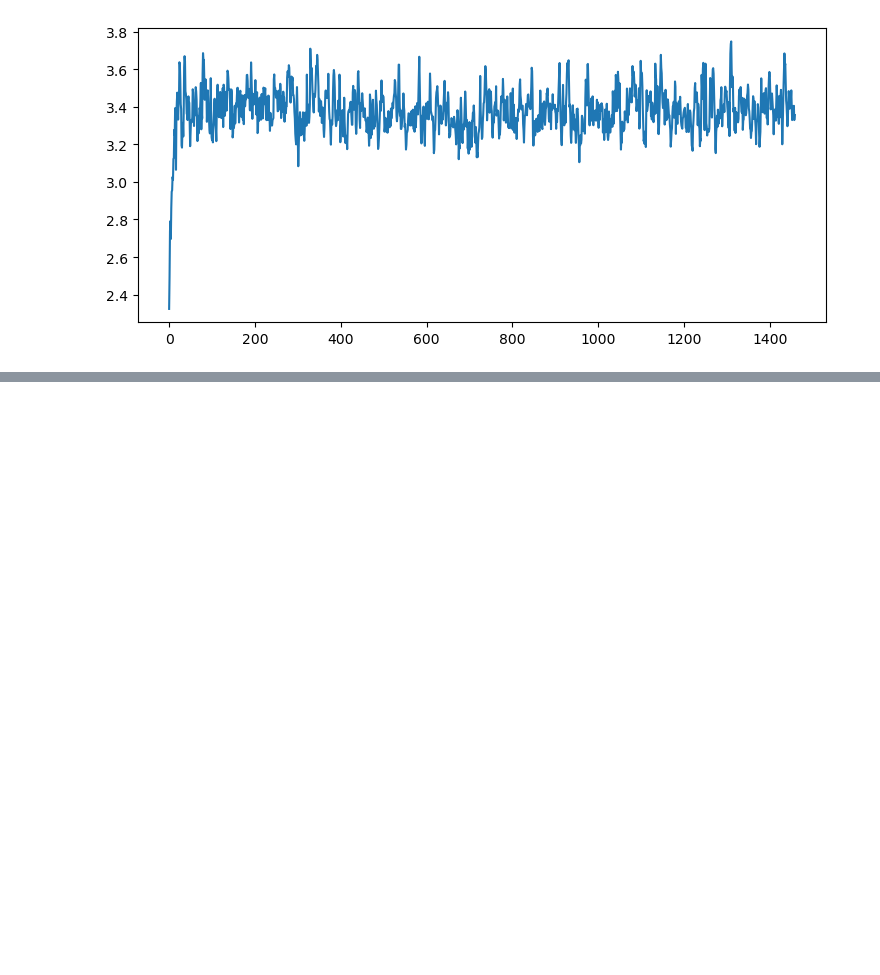
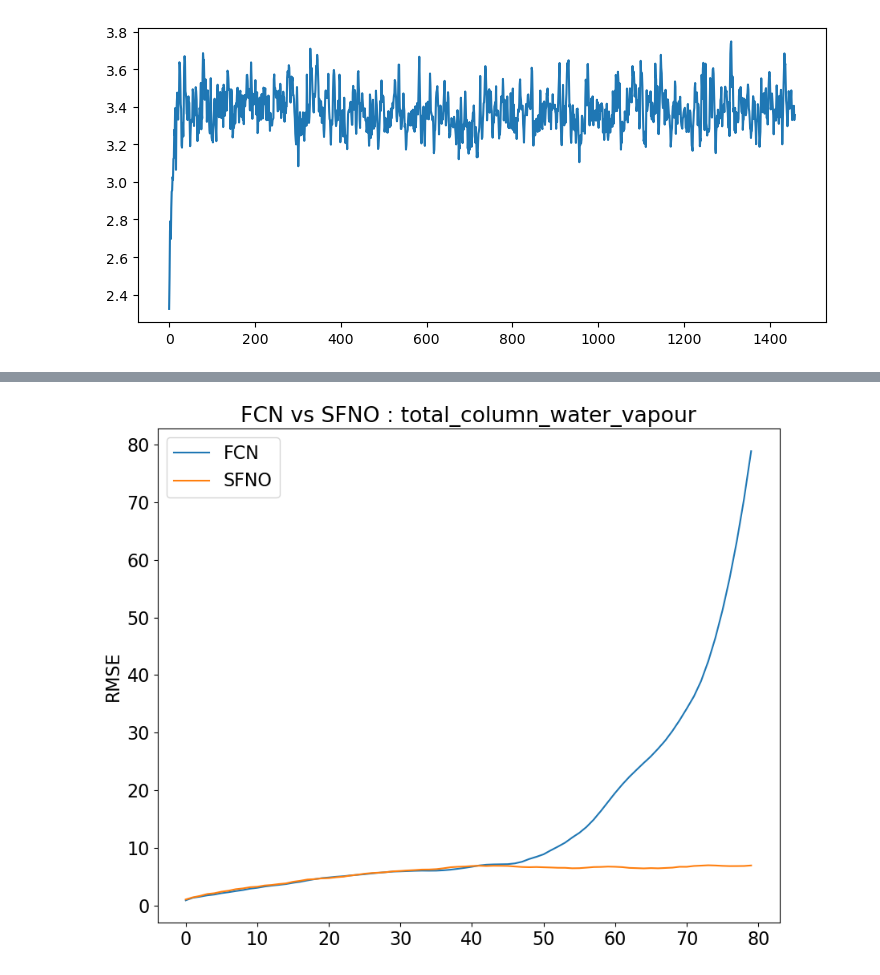
Before and after one commit to Slusny/Modulated-Spherical-Fourier-Neural-Operator, a Jupyter notebook: Modelskill.ipynb, the cells around one changed output, grey strips where cells are left out. Cells and saved outputs as stored; diff of their text form; code cells hidden in the pictures; blank space fills up the shorter version.

```diff
--- a/Modelskill.ipynb
+++ b/Modelskill.ipynb
@@ -13,6 +22,7 @@ import matplotlib.pyplot as plt
+# %%
+variable = "total_column_water_vapour"
+timestp = "20240202-1541"
 # %%
-variable = "10m_u_component_of_wind"
-timestp = "20240201-1307"
 np_path   = "/mnt/V/Master/climate/skillscores/"+variable+"/"+timestp+"/"
 # %%
 max_fcn = []
@@ -323,0 +86,12 @@ plt.plot(rmse_ref)
+# %%
+end=20*4
+fig = plt.figure(figsize=(10,8))
+plt.plot(rmse_fcn[:end],label="FCN")
+plt.plot(rmse_sfno[:end],label="SFNO")
+plt.ylabel("RMSE")
+plt.title("FCN vs SFNO : "+variable)
+plt.legend()
+# fig.savefig(os.path.join(np_path,"figs/RMSE_FCN_"+variable+".png"))
+plt.show()
+# %% [output]
+[figure, added]
```
Also changed, not shown: parts of 48 cells of this notebook, 1 other file.
